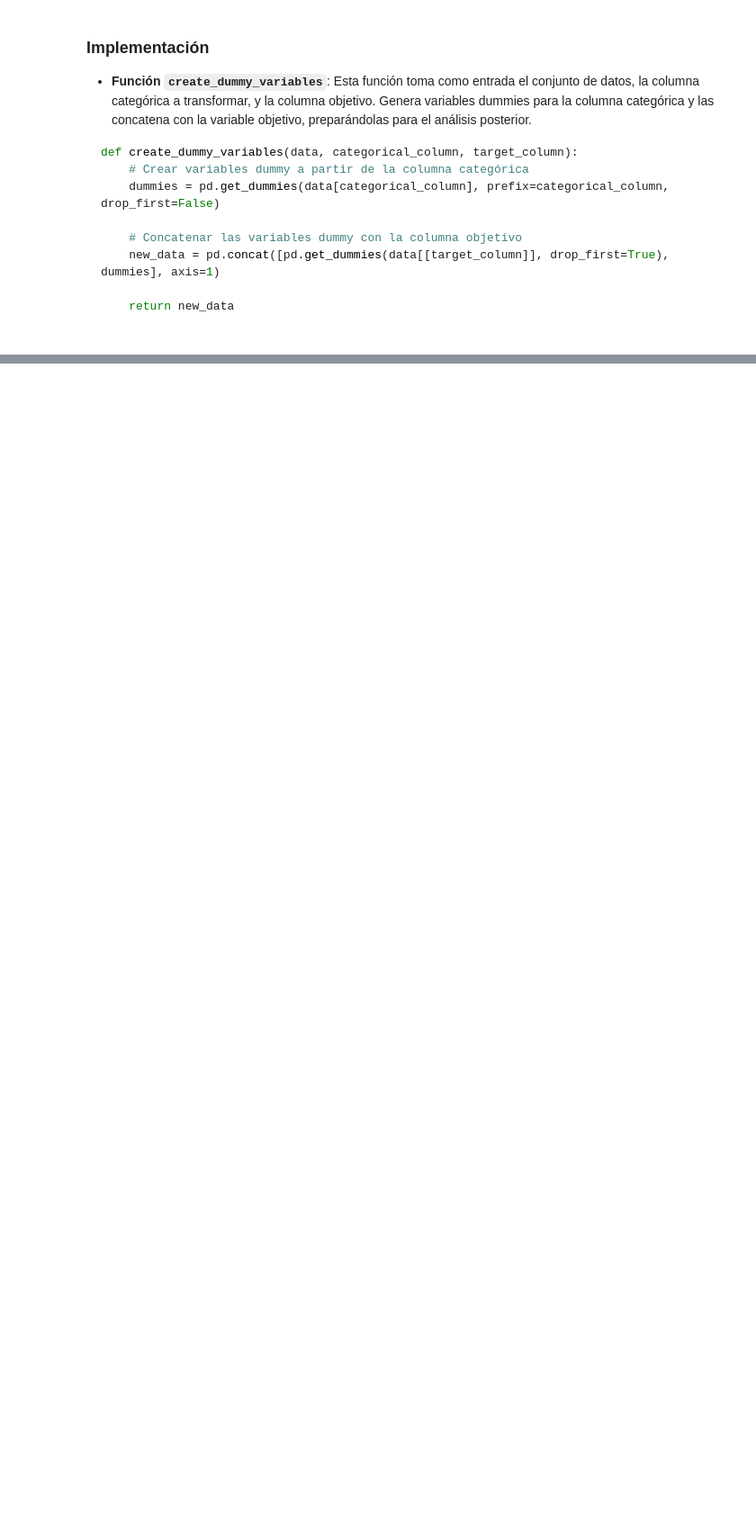
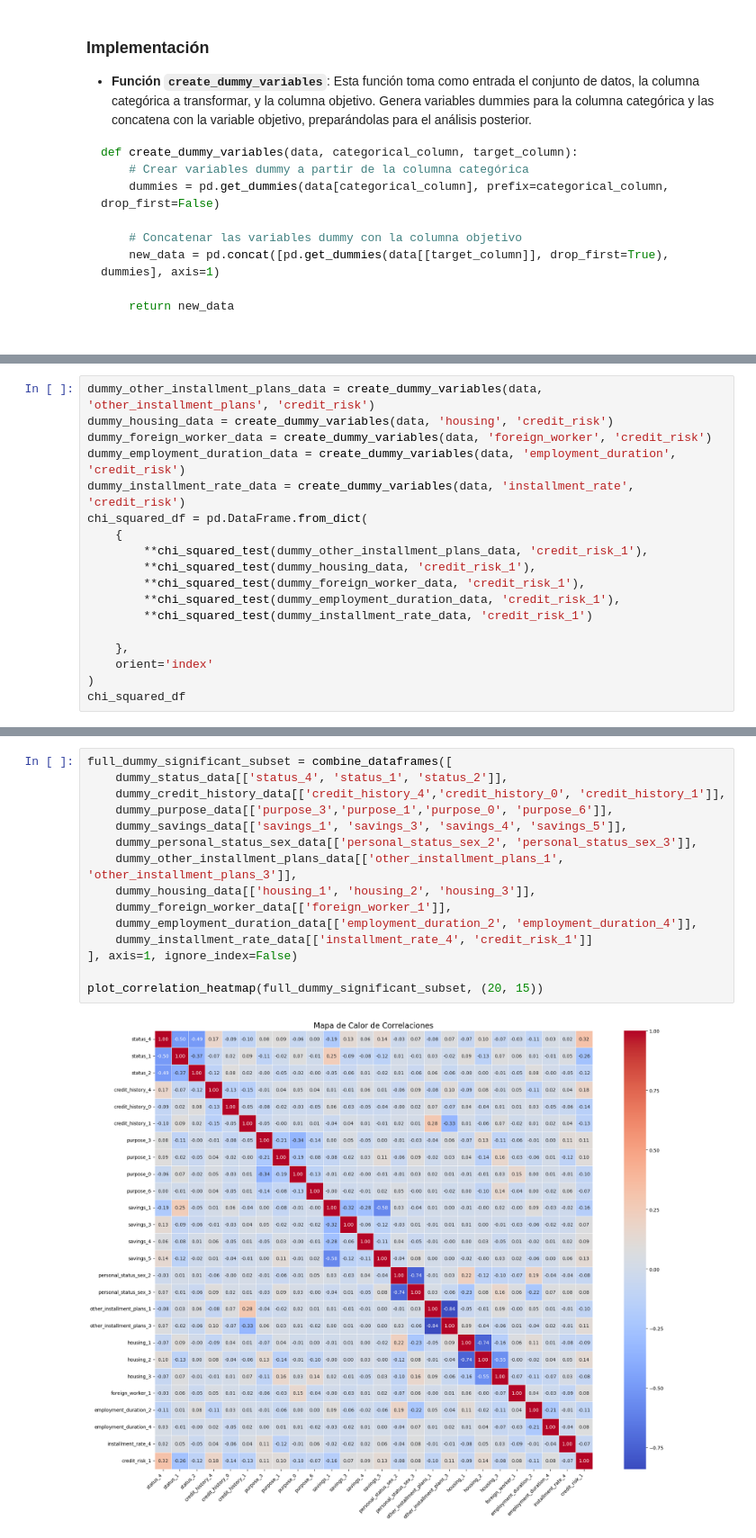
Before and after one commit to victorarmandolezama/south-german-credit, a Jupyter notebook: EDA.ipynb, the cells around one changed output, grey strips where cells are left out. Shown at 90% size. Cells and saved outputs as stored; diff of their text form; blank space fills up the shorter version.

```diff
--- a/EDA.ipynb
+++ b/EDA.ipynb
@@ -279,0 +337,18 @@ chi_squared_test(dummy_job_data, 'credit_risk_1')
+# %%
+dummy_other_installment_plans_data = create_dummy_variables(data, 'other_installment_plans', 'credit_risk')
+dummy_housing_data = create_dummy_variables(data, 'housing', 'credit_risk')
+dummy_foreign_worker_data = create_dummy_variables(data, 'foreign_worker', 'credit_risk')
+dummy_employment_duration_data = create_dummy_variables(data, 'employment_duration', 'credit_risk')
+dummy_installment_rate_data = create_dummy_variables(data, 'installment_rate', 'credit_risk')
+chi_squared_df = pd.DataFrame.from_dict(
+    {
+        **chi_squared_test(dummy_other_installment_plans_data, 'credit_risk_1'),
+        **chi_squared_test(dummy_housing_data, 'credit_risk_1'),
+        **chi_squared_test(dummy_foreign_worker_data, 'credit_risk_1'),
+        **chi_squared_test(dummy_employment_duration_data, 'credit_risk_1'),
+        **chi_squared_test(dummy_installment_rate_data, 'credit_risk_1')
+
+    },
+    orient='index'
+)
+chi_squared_df
@@ -279,0 +425,17 @@ chi_squared_test(dummy_job_data, 'credit_risk_1')
+# %%
+full_dummy_significant_subset = combine_dataframes([
+    dummy_status_data[['status_4', 'status_1', 'status_2']],
+    dummy_credit_history_data[['credit_history_4','credit_history_0', 'credit_history_1']],
+    dummy_purpose_data[['purpose_3','purpose_1','purpose_0', 'purpose_6']],
+    dummy_savings_data[['savings_1', 'savings_3', 'savings_4', 'savings_5']],
+    dummy_personal_status_sex_data[['personal_status_sex_2', 'personal_status_sex_3']],
+    dummy_other_installment_plans_data[['other_installment_plans_1', 'other_installment_plans_3']],
+    dummy_housing_data[['housing_1', 'housing_2', 'housing_3']],
+    dummy_foreign_worker_data[['foreign_worker_1']],
+    dummy_employment_duration_data[['employment_duration_2', 'employment_duration_4']],
+    dummy_installment_rate_data[['installment_rate_4', 'credit_risk_1']]
+], axis=1, ignore_index=False)
+
+plot_correlation_heatmap(full_dummy_significant_subset, (20, 15))
+# %% [output]
+[figure, added]
```
Also changed, not shown: parts of 12 cells of this notebook.
